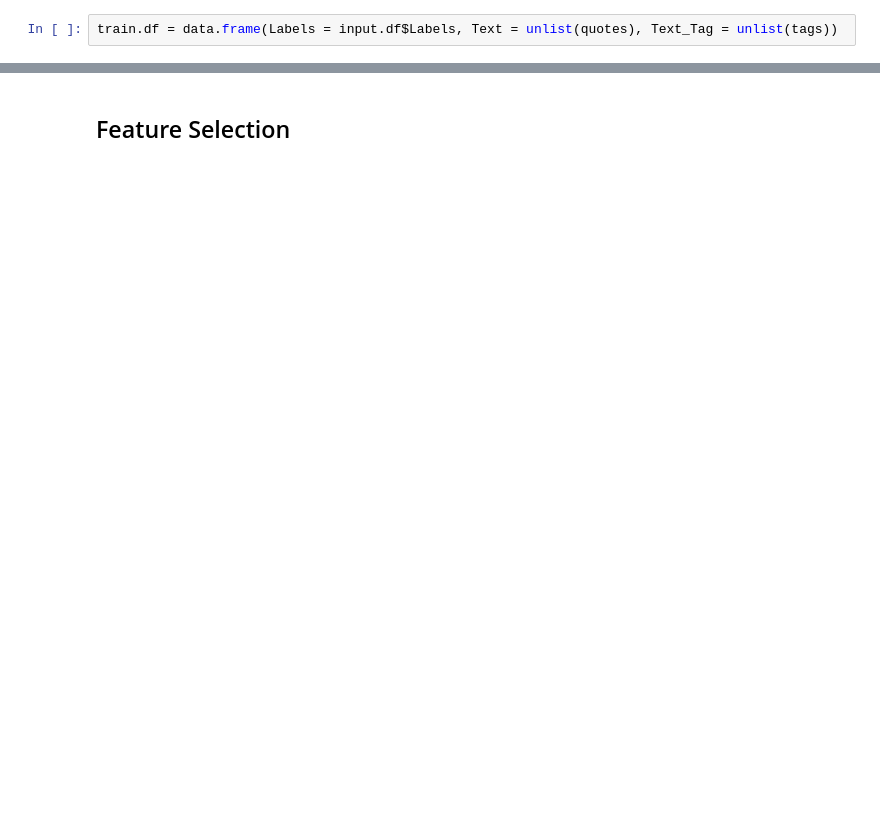
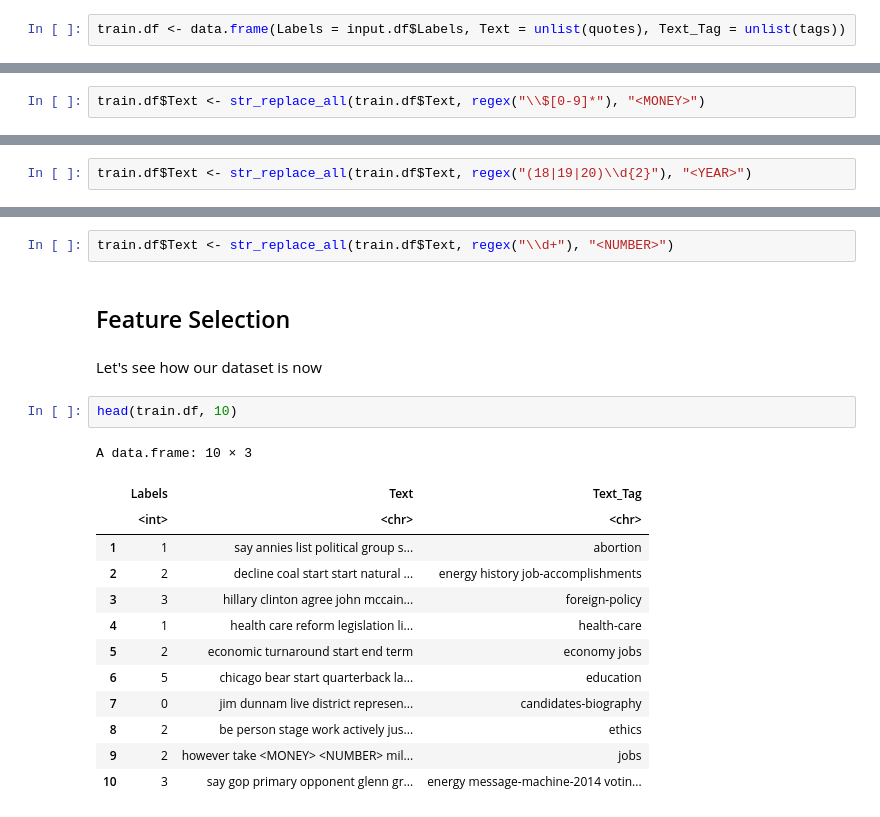
Before and after one commit to s1m0n32001/BayesianFakeNewsRecognition, a Jupyter notebook: read_split.ipynb, the cells around one changed output, grey strips where cells are left out. Saved outputs shown, nothing was run; the diff lists cells and outputs as text; blank space fills up the shorter version.

Commit message:
regex <MONEY>, <YEAR>, ... filters

```diff
--- a/read_split.ipynb
+++ b/read_split.ipynb
@@ -120,5 +151,5 @@ quotes[6340:6354]
 # %%
-train.df = data.frame(Labels = input.df$Labels, Text = unlist(quotes), Text_Tag = unlist(tags))
+train.df <- data.frame(Labels = input.df$Labels, Text = unlist(quotes), Text_Tag = unlist(tags))
 # %%
 head(train.df,5)
 # %% [output]
@@ -170 +215,3 @@ A data.frame: 5 × 3
+# %%
+train.df$Text <- str_replace_all(train.df$Text, regex("\\$[0-9]*"), "<MONEY>")
 # %% [markdown]
@@ -177,0 +223,2 @@ FILTER3 regexp '19xx' or '20xx' -> someyear
+# %%
+train.df$Text <- str_replace_all(train.df$Text, regex("(18|19|20)\\d{2}"), "<YEAR>")
@@ -178,2 +227,22 @@ FILTER3 regexp '19xx' or '20xx' -> someyear
+# %%
+train.df$Text <- str_replace_all(train.df$Text, regex("\\d+"), "<NUMBER>")
 # %% [markdown]
 ## Feature Selection
+# %% [markdown]
+Let's see how our dataset is now
+# %%
+head(train.df, 10)
+# %% [output]
+A data.frame: 10 × 3
+|  | Labels | Text | Text_Tag |
+|  | <int> | <chr> | <chr> |
+| 1 | 1 | say annies list political group s... | abortion |
+| 2 | 2 | decline coal start start natural ... | energy history job-accomplishments |
+| 3 | 3 | hillary clinton agree john mccain... | foreign-policy |
+| 4 | 1 | health care reform legislation li... | health-care |
+| 5 | 2 | economic turnaround start end term | economy jobs |
+| 6 | 5 | chicago bear start quarterback la... | education |
+| 7 | 0 | jim dunnam live district represen... | candidates-biography |
+| 8 | 2 | be person stage work actively jus... | ethics |
+| 9 | 2 | however take <MONEY> <NUMBER> mil... | jobs |
+| 10 | 3 | say gop primary opponent glenn gr... | energy message-machine-2014 votin... |
```
Also changed, not shown: parts of 19 cells of this notebook.
